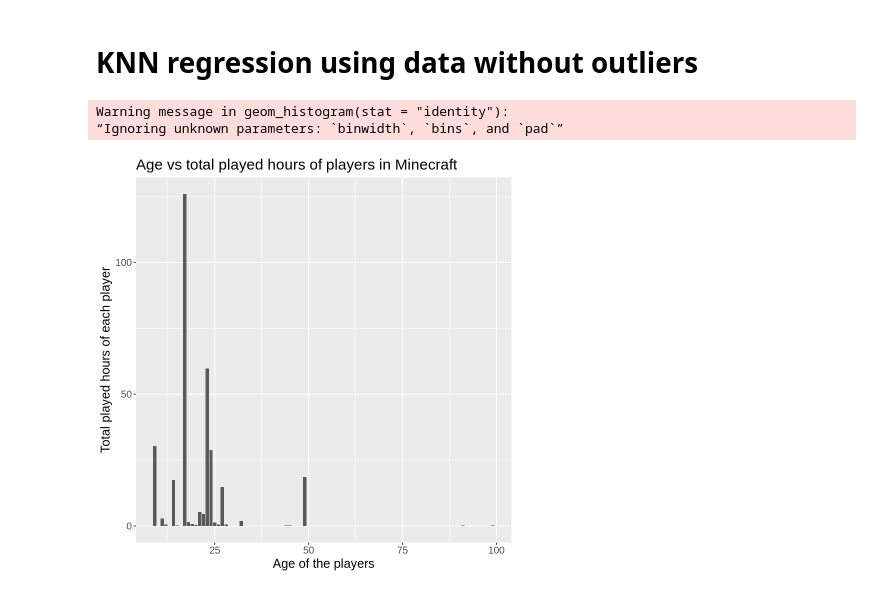
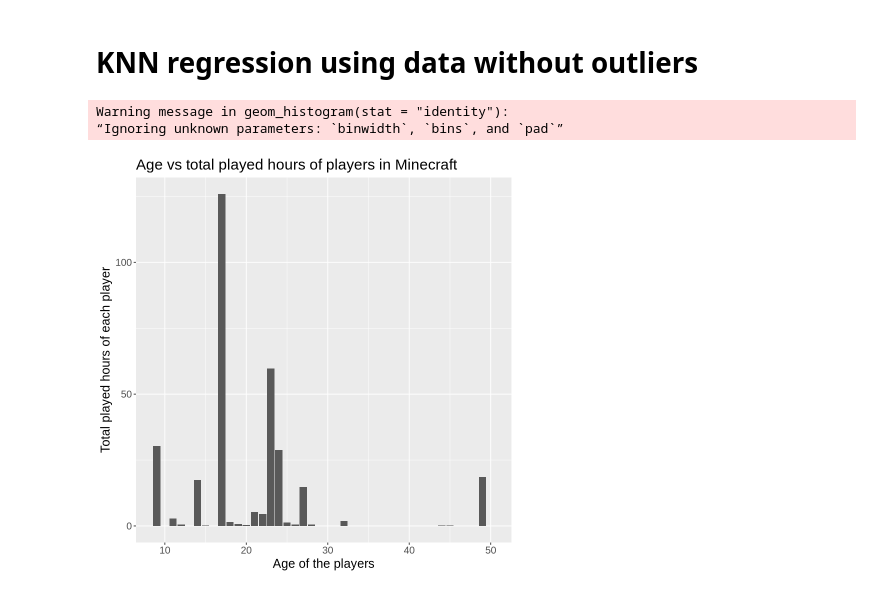
Before and after one commit to janeymhe/dsci-100-project, a Jupyter notebook: final_project.ipynb, the cells around one changed output. Saved outputs shown, nothing was run; the diff lists cells and outputs as text; code cells hidden in the pictures.

```diff
--- a/final_project.ipynb
+++ b/final_project.ipynb
@@ -183,20 +191,22 @@ A tibble: 1 × 3
 # %%
 # removed outliers when play time was above 150
 
 players_training_clean <- players_training|>
-                          filter(played_hours < 150)
+                          filter(played_hours < 150,
+                                 age < 60)
+
 
 age_training_plot <- players_training_clean|>
                      ggplot(aes(x=age,
                                 y=played_hours))+
                      geom_histogram(stat = "identity")+
                      labs(x = "Age of the players",
                           y = "Total played hours of each player")+
                      ggtitle("Age vs total played hours of players in Minecraft")+
                      theme(text = element_text(size=15))
 age_training_plot
 # %% [output]
 Warning message in geom_histogram(stat = "identity"):
 “Ignoring unknown parameters: `binwidth`, `bins`, and `pad`”
-[figure, old version]
+[figure, new version]
 # %% [markdown]
```
Also changed, not shown: parts of 14 cells of this notebook.
